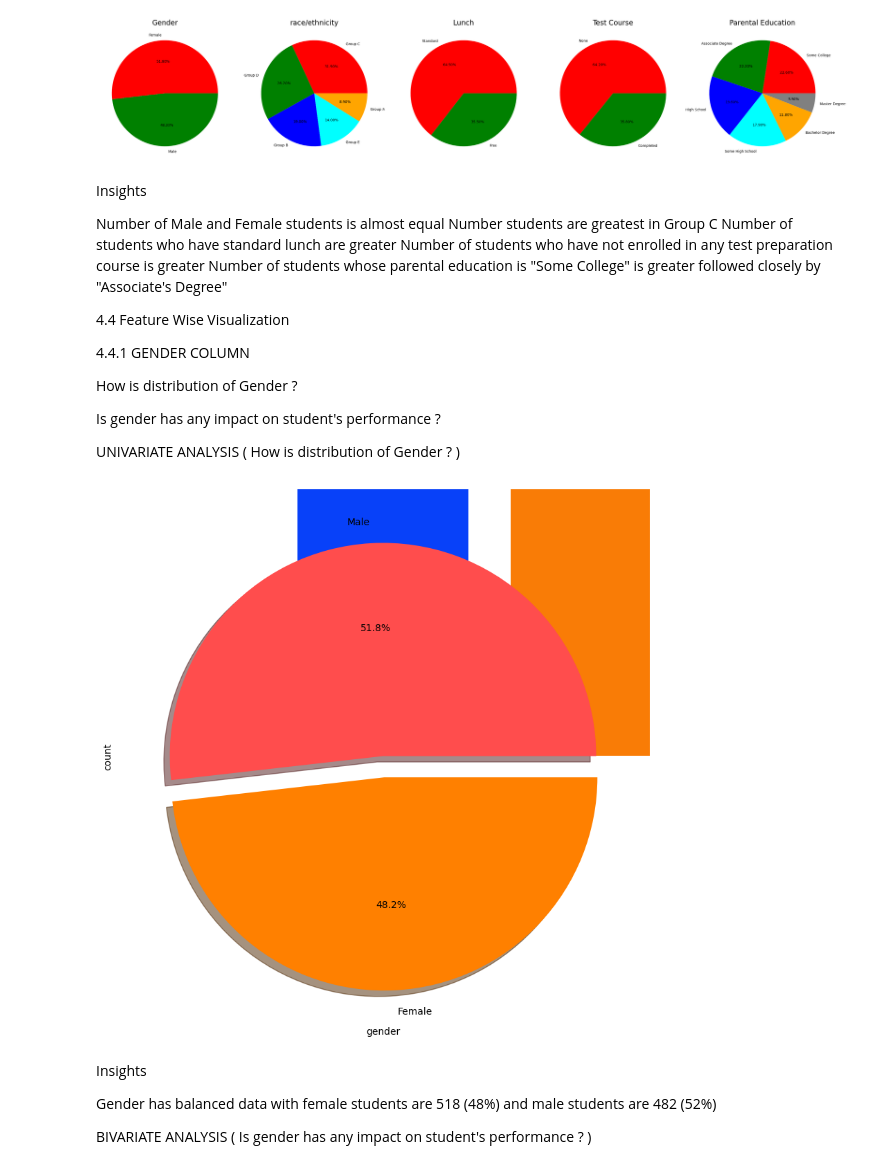
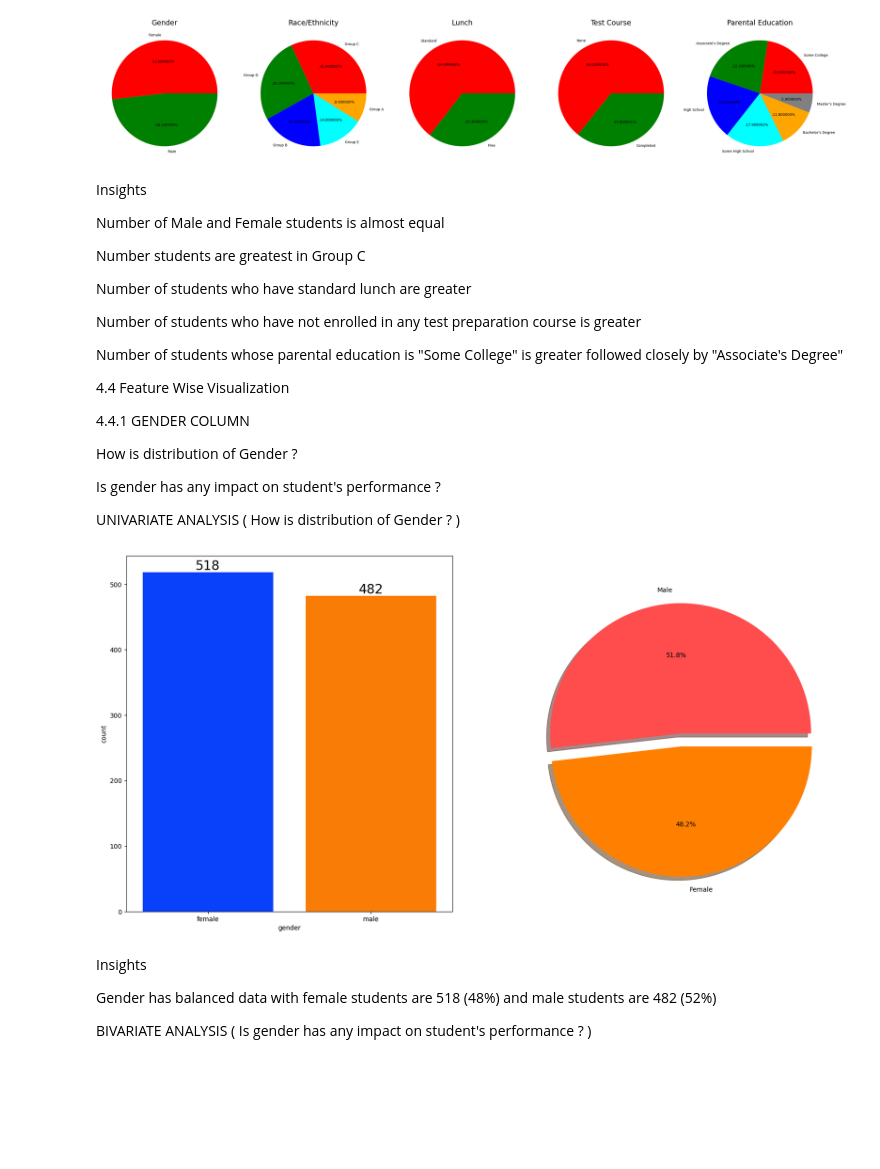
Before and after one commit to AMIT110409/MLproject-end-to-end, a Jupyter notebook: notebook/EDA_STUDENT PERFORMANCE.ipynb, the cells around one changed output. Saved outputs shown, nothing was run; the diff lists cells and outputs as text; code cells hidden in the pictures; blank space fills up the shorter version.

```diff
--- a/notebook/EDA_STUDENT PERFORMANCE.ipynb
+++ b/notebook/EDA_STUDENT PERFORMANCE.ipynb
@@ -214,6 +204,6 @@ df.head(3)
 # %%
 df['total score'] = df['math score'] + df['reading score'] + df['writing score']
-df['Average'] = df['total score']/3
+df['average'] = df['total score']/3
 df.head()
 # %% [output]
 |  | gender | race/ethnicity | parental level of education | lunch | test preparation course | math score | ... |
@@ -420,9 +412,14 @@ plt.show()
 Insights
 
 Number of Male and Female students is almost equal
+
 Number students are greatest in Group C
+
 Number of students who have standard lunch are greater
-Number of students who have not enrolled in any test preparation course is greater
+
+Number of students who have not enrolled in any test
+preparation course is greater
+
 Number of students whose parental education is "Some College" is greater followed closely by "Associate's Degree"
 
 4.4 Feature Wise Visualization
@@ -435,24 +432,15 @@ Is gender has any impact on student's performance ?
 
 UNIVARIATE ANALYSIS ( How is distribution of Gender ? )
 # %%
-# Assuming df is your DataFrame
-f, ax = plt.subplots(figsize=(10, 10))
+f,ax=plt.subplots(1,2,figsize=(20,10))
+sns.countplot(x=df['gender'],data=df,palette ='bright',ax=ax[0],saturation=0.95)
+for container in ax[0].containers:
+    ax[0].bar_label(container,color='black',size=20)
 
-# Replace 'gender' with the actual column name from your DataFrame
-sns.countplot(x=df['gender'], data=df, palette='bright', ax=ax, saturation=0.95)
-
-# Assuming you want to add bar labels
-for container in ax.containers:
-    ax.bar_label(container, color='black', size=20)
-
-# Pie chart on the right subplot
-plt.pie(x=df['gender'].value_counts(), labels=['Male', 'Female'], explode=[0, 0.1], autopct='%1.1f%%', shadow=True, colors=['#ff4d4d', '#ff8000'])
-
+plt.pie(x=df['gender'].value_counts(),labels=['Male','Female'],explode=[0,0.1],autopct='%1.1f%%',shadow=True,colors=['#ff4d4d','#ff8000'])
 plt.show()
-
-# explode is used to set the distance between the pie chart
 # %% [output]
-[figure, old version]
+[figure, new version]
 # %% [markdown]
 Insights
 
```
Also changed, not shown: parts of 38 cells of this notebook, 6 other files.
